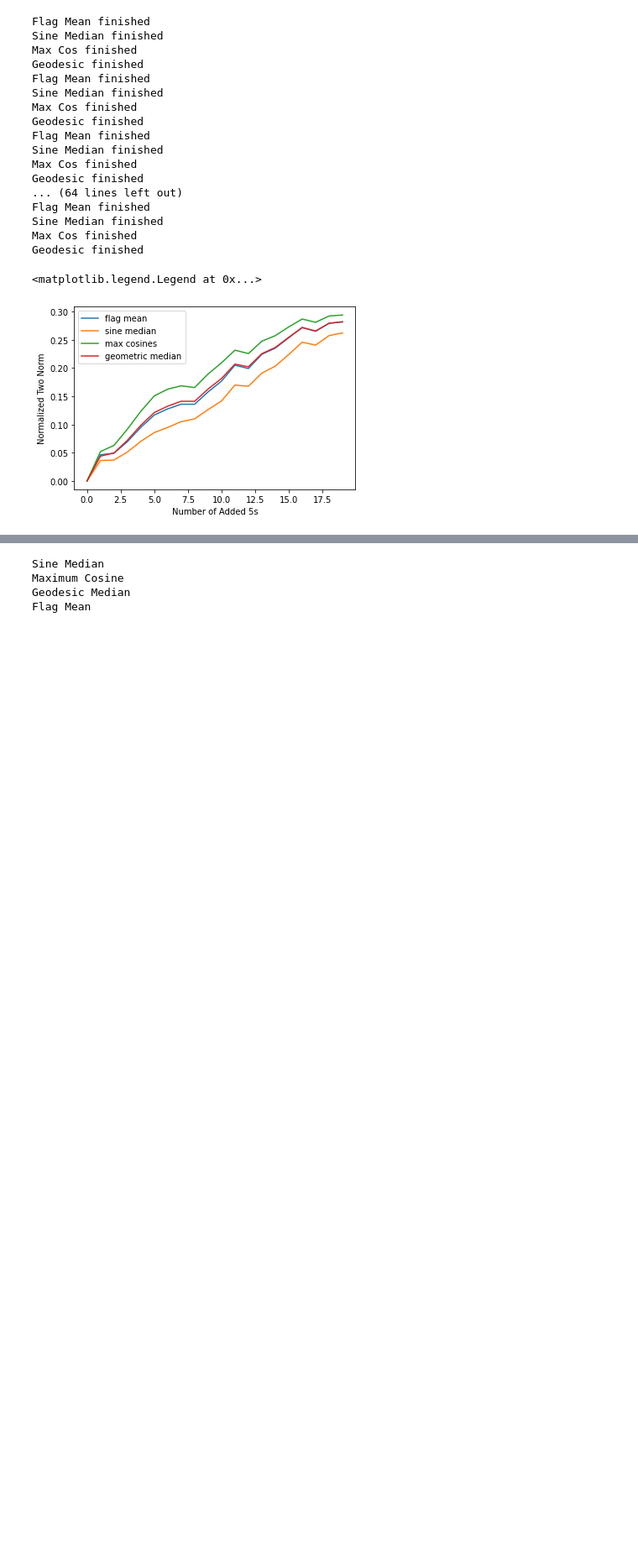
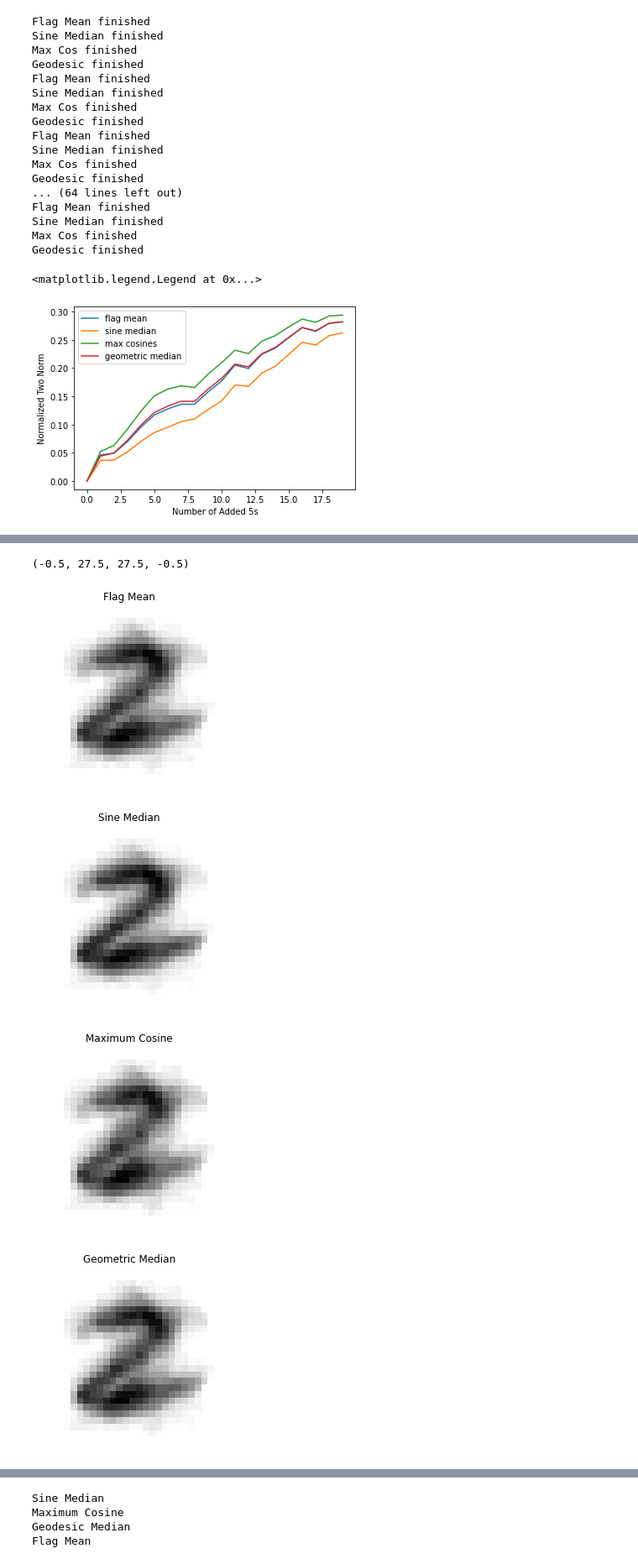
Before and after one commit to nmank/FlagIRLS, a Jupyter notebook: MNIST.ipynb, the cells around one changed output, grey strips where cells are left out. Shown at 84% size. Drawn from its saved outputs; the diff is of its cells as text; code cells hidden in the pictures; blank space fills up the shorter version.

```diff
--- a/MNIST.ipynb
+++ b/MNIST.ipynb
@@ -329,2 +373,28 @@ plt.legend()
+# %%
+plt.figure()
+plt.title('Flag Mean')
+plt.imshow(flagmeans[7].reshape(28,28), cmap = 'gray')
+plt.axis('off')
+
+plt.figure()
+plt.title('Sine Median')
+plt.imshow(sin_medians[7].reshape(28,28), cmap = 'gray')
+plt.axis('off')
+
+plt.figure()
+plt.title('Maximum Cosine')
+plt.imshow(max_cosines[7].reshape(28,28), cmap = 'gray')
+plt.axis('off')
+
+plt.figure()
+plt.title('Geometric Median')
+plt.imshow(geo_medians[7].reshape(28,28), cmap = 'gray')
+plt.axis('off')
+# %% [output]
+(-0.5, 27.5, 27.5, -0.5)
+[figure, added]
+[figure, added]
+[figure, added]
+[figure, added]
 # %%
 num_tests = num_samples2//incr
```
Also changed, not shown: parts of 15 cells of this notebook, 5 other files.
